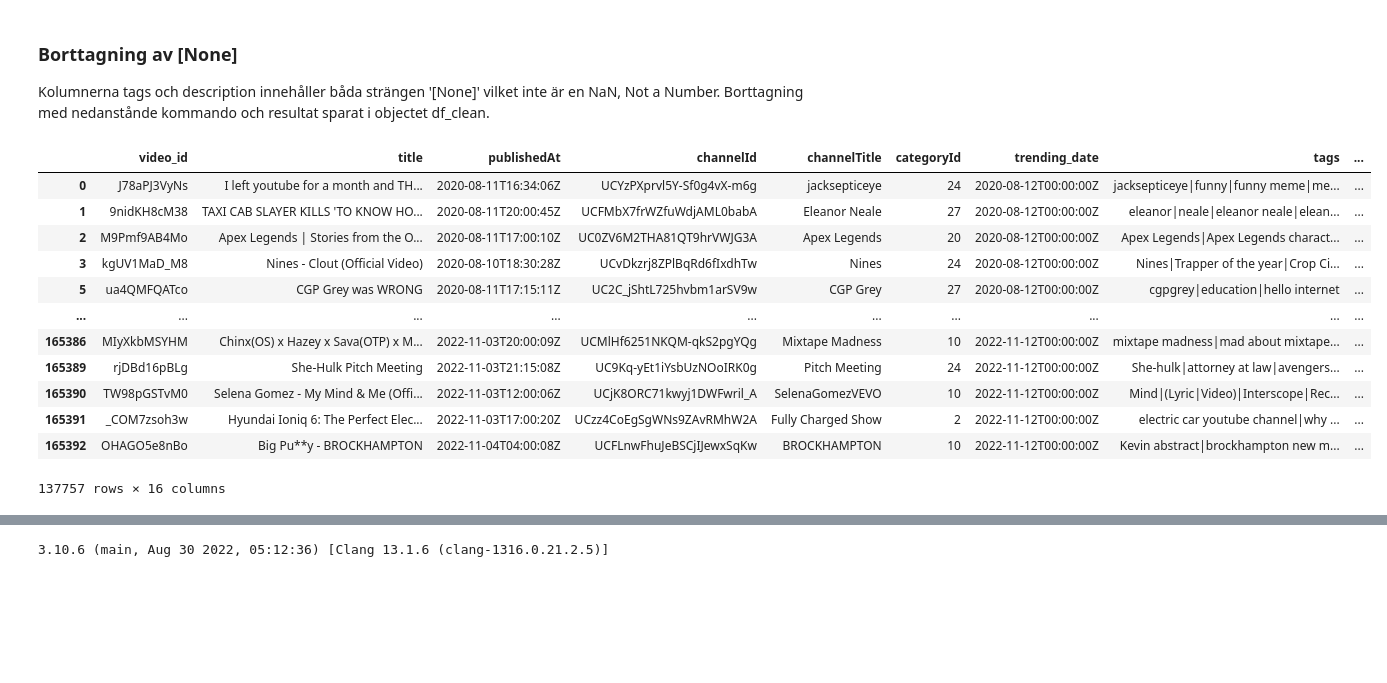
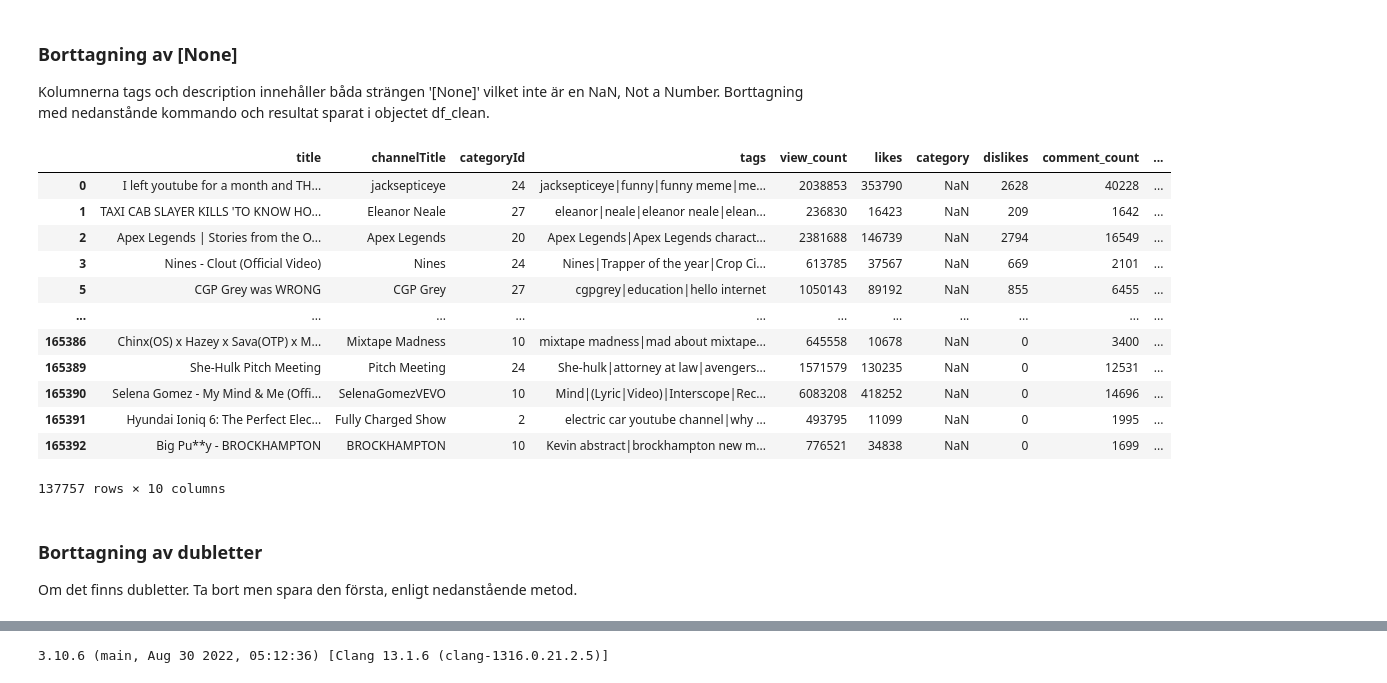
Before and after one commit to panberry/Uppgift-1-nov-22, a Jupyter notebook: notebook.ipynb, the cells around one changed output, grey strips where cells are left out. Drawn from its saved outputs; the diff is of its cells as text; code cells hidden in the pictures; blank space fills up the shorter version.

```diff
--- a/notebook.ipynb
+++ b/notebook.ipynb
@@ -253,0 +233,4 @@ df1[df1['description'].isna()]
+# %%
+df_dropped_tables = df1.drop(columns=['video_id', 'channelId', 'thumbnail_link', 'comments_disabled', 'ratings_disabled', 'publishedAt', 'trending_date'])
+current_df = df_dropped_tables
+df_dropped_tables.head()
@@ -253,0 +341,12 @@ df1[df1['description'].isna()]
+# %%
+df_categories = pd.read_json('./archive/GB_category_id.json')
+print(df_categories.head(3))
+
+df_json = pd.DataFrame(df_categories)
+
+print("\n++Get the categoryvalue from json!++")
+#Get the categoryvalue from json!
+print(df_json['items'][0]['kind'])
+print(df_json['items'][0]['snippet']['title'])
+print(df_json['items'][1]['snippet']['title'])
+print(df_json['items'][2]['snippet']['title'])
@@ -253,0 +371,9 @@ df1[df1['description'].isna()]
+# %%
+id_to_category = {}
+for category in df_categories['items']:
+    id_to_category[category['id']] = category['snippet']['title']
+print(id_to_category)
+print(type(id_to_category))
+
+print("\nGet a value from the dictionary: id_to_category.get('1')")
+print(id_to_category.get('1'))
@@ -253,0 +440,4 @@ df1[df1['description'].isna()]
+# %%
+current_df.insert(6, 'category', current_df['categoryId'].map(id_to_category), allow_duplicates=True)
+# current_df.insert(6, 'category', current_df['categoryId'].map(id_to_category.get(current_df.categoryId)))
+current_df
@@ -256,19 +528,22 @@ df1[df1['description'].isna()]
 Kolumnerna tags och description innehåller båda strängen '[None]' vilket inte är en NaN, Not a Number.
 Borttagning med nedanstånde kommando och resultat sparat i objectet df_clean.
 # %%
-df_clean = df1[(df1['description'] != '[None]') & (df1['tags'] != '[None]')]
+df_clean = current_df[(current_df['description'] != '[None]')  & (current_df['tags'] != '[None]')]
 df_clean
 # %% [output]
-|  | video_id | title | publishedAt | channelId | channelTitle | categoryId | trending_date | tags | ... |
-| 0 | J78aPJ3VyNs | I left youtube for a month and TH... | 2020-08-11T16:34:06Z | UCYzPXprvl5Y-Sf0g4vX-m6g | jacksepticeye | 24 | 2020-08-12T00:00:00Z | jacksepticeye|funny|funny meme|me... | ... |
-| 1 | 9nidKH8cM38 | TAXI CAB SLAYER KILLS 'TO KNOW HO... | 2020-08-11T20:00:45Z | UCFMbX7frWZfuWdjAML0babA | Eleanor Neale | 27 | 2020-08-12T00:00:00Z | eleanor|neale|eleanor neale|elean... | ... |
-| 2 | M9Pmf9AB4Mo | Apex Legends | Stories from the O... | 2020-08-11T17:00:10Z | UC0ZV6M2THA81QT9hrVWJG3A | Apex Legends | 20 | 2020-08-12T00:00:00Z | Apex Legends|Apex Legends charact... | ... |
-| 3 | kgUV1MaD_M8 | Nines - Clout (Official Video) | 2020-08-10T18:30:28Z | UCvDkzrj8ZPlBqRd6fIxdhTw | Nines | 24 | 2020-08-12T00:00:00Z | Nines|Trapper of the year|Crop Ci... | ... |
-| 5 | ua4QMFQATco | CGP Grey was WRONG | 2020-08-11T17:15:11Z | UC2C_jShtL725hvbm1arSV9w | CGP Grey | 27 | 2020-08-12T00:00:00Z | cgpgrey|education|hello internet | ... |
-| ... | ... | ... | ... | ... | ... | ... | ... | ... | ... |
-| 165386 | MIyXkbMSYHM | Chinx(OS) x Hazey x Sava(OTP) x M... | 2022-11-03T20:00:09Z | UCMlHf6251NKQM-qkS2pgYQg | Mixtape Madness | 10 | 2022-11-12T00:00:00Z | mixtape madness|mad about mixtape... | ... |
-| 165389 | rjDBd16pBLg | She-Hulk Pitch Meeting | 2022-11-03T21:15:08Z | UC9Kq-yEt1iYsbUzNOoIRK0g | Pitch Meeting | 24 | 2022-11-12T00:00:00Z | She-hulk|attorney at law|avengers... | ... |
-| 165390 | TW98pGSTvM0 | Selena Gomez - My Mind & Me (Offi... | 2022-11-03T12:00:06Z | UCjK8ORC71kwyj1DWFwril_A | SelenaGomezVEVO | 10 | 2022-11-12T00:00:00Z | Mind|(Lyric|Video)|Interscope|Rec... | ... |
-| 165391 | _COM7zsoh3w | Hyundai Ioniq 6: The Perfect Elec... | 2022-11-03T17:00:20Z | UCzz4CoEgSgWNs9ZAvRMhW2A | Fully Charged Show | 2 | 2022-11-12T00:00:00Z | electric car youtube channel|why ... | ... |
-| 165392 | OHAGO5e8nBo | Big Pu**y - BROCKHAMPTON | 2022-11-04T04:00:08Z | UCFLnwFhuJeBSCjIJewxSqKw | BROCKHAMPTON | 10 | 2022-11-12T00:00:00Z | Kevin abstract|brockhampton new m... | ... |
+|  | title | channelTitle | categoryId | tags | view_count | likes | category | dislikes | comment_count | ... |
+| 0 | I left youtube for a month and TH... | jacksepticeye | 24 | jacksepticeye|funny|funny meme|me... | 2038853 | 353790 | NaN | 2628 | 40228 | ... |
+| 1 | TAXI CAB SLAYER KILLS 'TO KNOW HO... | Eleanor Neale | 27 | eleanor|neale|eleanor neale|elean... | 236830 | 16423 | NaN | 209 | 1642 | ... |
+| 2 | Apex Legends | Stories from the O... | Apex Legends | 20 | Apex Legends|Apex Legends charact... | 2381688 | 146739 | NaN | 2794 | 16549 | ... |
+| 3 | Nines - Clout (Official Video) | Nines | 24 | Nines|Trapper of the year|Crop Ci... | 613785 | 37567 | NaN | 669 | 2101 | ... |
+| 5 | CGP Grey was WRONG | CGP Grey | 27 | cgpgrey|education|hello internet | 1050143 | 89192 | NaN | 855 | 6455 | ... |
+| ... | ... | ... | ... | ... | ... | ... | ... | ... | ... | ... |
+| 165386 | Chinx(OS) x Hazey x Sava(OTP) x M... | Mixtape Madness | 10 | mixtape madness|mad about mixtape... | 645558 | 10678 | NaN | 0 | 3400 | ... |
+| 165389 | She-Hulk Pitch Meeting | Pitch Meeting | 24 | She-hulk|attorney at law|avengers... | 1571579 | 130235 | NaN | 0 | 12531 | ... |
+| 165390 | Selena Gomez - My Mind & Me (Offi... | SelenaGomezVEVO | 10 | Mind|(Lyric|Video)|Interscope|Rec... | 6083208 | 418252 | NaN | 0 | 14696 | ... |
+| 165391 | Hyundai Ioniq 6: The Perfect Elec... | Fully Charged Show | 2 | electric car youtube channel|why ... | 493795 | 11099 | NaN | 0 | 1995 | ... |
+| 165392 | Big Pu**y - BROCKHAMPTON | BROCKHAMPTON | 10 | Kevin abstract|brockhampton new m... | 776521 | 34838 | NaN | 0 | 1699 | ... |
-137757 rows × 16 columns
+137757 rows × 10 columns
+# %% [markdown]
+### Borttagning av dubletter
+Om det finns dubletter. Ta bort men spara den första, enligt nedanstående metod.
```
Also changed, not shown: parts of 93 cells of this notebook, 1 other file.
